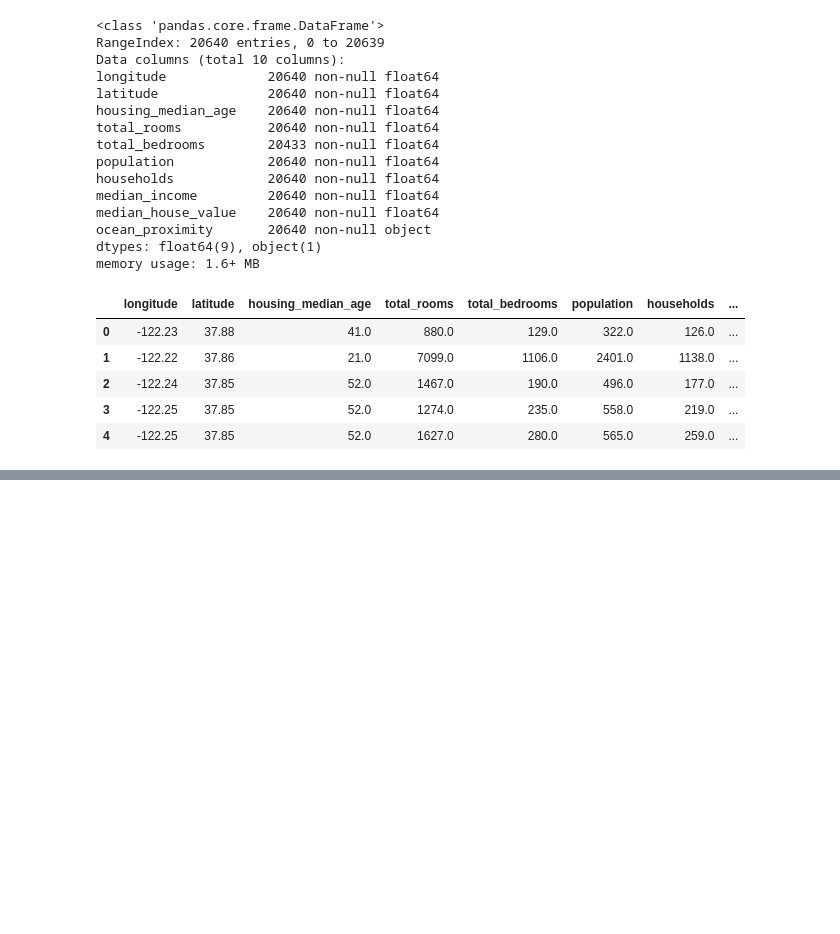
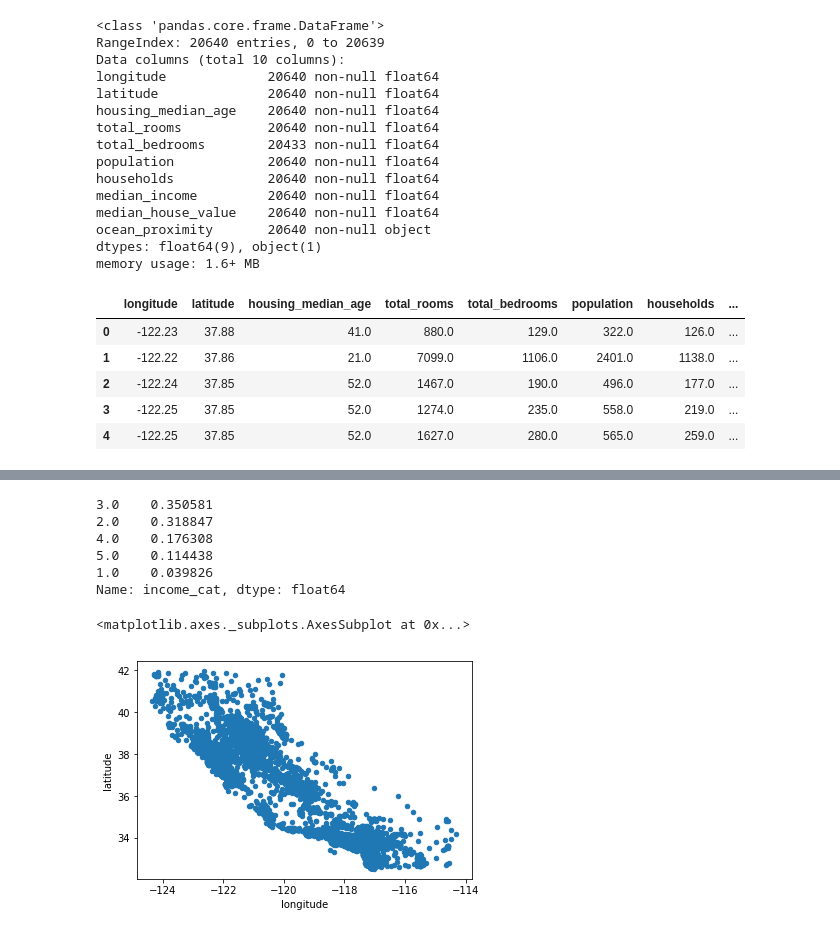
Before and after one commit to hammeiam/hands-on-with-ml, a Jupyter notebook: 2-end-to-end-ml-project/Housing.ipynb, the cells around one changed output, grey strips where cells are left out. Drawn from its saved outputs; the diff is of its cells as text; code cells hidden in the pictures; blank space fills up the shorter version.

Commit message:
data cleaning

```diff
--- a/2-end-to-end-ml-project/Housing.ipynb
+++ b/2-end-to-end-ml-project/Housing.ipynb
@@ -69,0 +156,35 @@ housing.head()
+# %%
+# Stratified sampling continued...
+
+RANDOM_SEED = 42
+split = StratifiedShuffleSplit(n_splits=1, test_size=0.2, random_state=RANDOM_SEED)
+# split.split(x,y) -> x is all data, y is stratification target which we're matching dist of
+for train_index, test_index in split.split(housing, housing["income_cat"]):
+    # we should be able to use either loc or iloc here since the index column is an "index"
+    strat_train_set = housing.loc[train_index]
+    strat_test_set = housing.loc[test_index]
+
+# This col was just used for sampling and can be removed.
+for set_ in (strat_train_set, strat_test_set):
+    set_.drop("income_cat", axis=1, inplace=True)
+# %%
+# Validating that our stratified sampling is representative of the data pop
+
+housing["income_cat"].value_counts() / len(housing)
+# %% [output]
+3.0    0.350581
+2.0    0.318847
+4.0    0.176308
+5.0    0.114438
+1.0    0.039826
+Name: income_cat, dtype: float64
+# %%
+# Discover and visualize data
+
+# now we're just working with the training data
+housing = strat_train_set.copy()
+# %%
+housing.plot(kind="scatter", x="longitude", y="latitude")
+# %% [output]
+<matplotlib.axes._subplots.AxesSubplot at 0x...>
+[figure, added]
```
Also changed, not shown: parts of 16 cells of this notebook.
